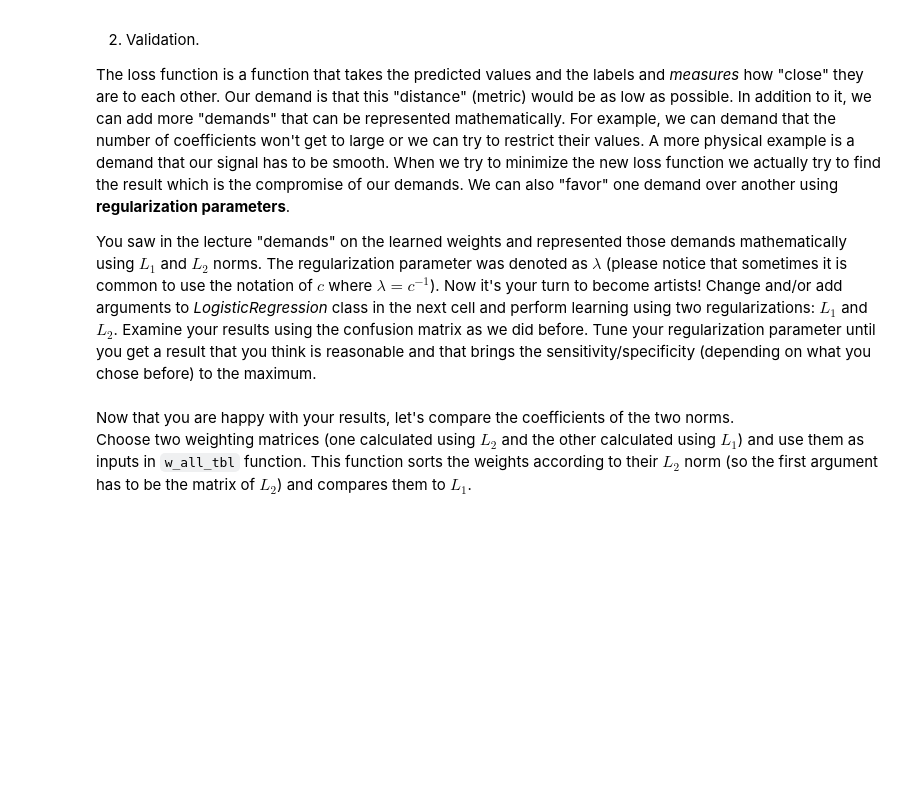
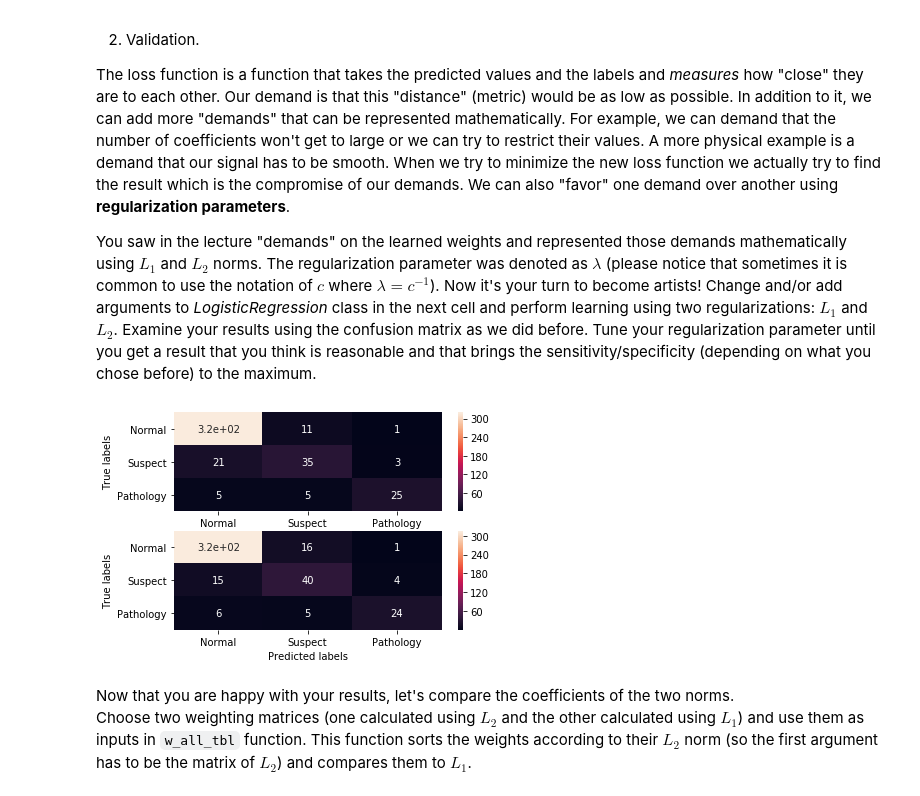
Before and after one commit to mlh-master/hw1_mlh-iyar-carmit, a Jupyter notebook: HW1.ipynb, the cells around one changed output. Drawn from its saved outputs; the diff is of its cells as text; code cells hidden in the pictures; blank space fills up the shorter version.

```diff
--- a/HW1.ipynb
+++ b/HW1.ipynb
@@ -367,21 +447,23 @@ The loss function is a function that takes the predicted values and the labels a
 You saw in the lecture "demands" on the learned weights and represented those demands mathematically using $ L_1 $ and $ L_2 $ norms. The regularization parameter was denoted as $\lambda$ (please notice that sometimes it is common to use the notation of $ c $ where $\lambda = c^{-1}$). Now it's your turn to become artists! Change and/or add arguments to *LogisticRegression* class in the next cell and perform learning using two regularizations: $ L_1 $ and $ L_2 $. Examine your results using the confusion matrix as we did before. Tune your regularization parameter until you get a result that you think is reasonable and that brings the sensitivity/specificity (depending on what you chose before) to the maximum.
 # %%
 # Implement your code here:
-mode = # choose a mode from the `nsd`
-logreg_l2 = LogisticRegression(solver='saga', multi_class='ovr', max_iter=10000) # complete the arguments for L2
-y_pred_2, w2 = pred_log(logreg_l2,) # complete this function using nsd function
+mode = 'MinMax'# choose a mode from the `nsd`
+logreg_l2 = LogisticRegression(solver='saga', multi_class='ovr', max_iter=10000,penalty='l2') # complete the arguments for L2
+y_pred_2, w2 = pred_log(logreg_l2, X_train, y_train, X_test, flag=False) # complete this function using nsd function
 cnf_matrix = metrics.confusion_matrix(y_test, y_pred_2)
 ax1 = plt.subplot(211)
 sns.heatmap(cnf_matrix, annot=True, xticklabels=['Normal','Suspect','Pathology'], yticklabels=['Normal','Suspect','Pathology'])
 ax1.set(ylabel='True labels', xlabel='Predicted labels')
 
-logreg_l1 = LogisticRegression(solver='saga', multi_class='ovr', max_iter=10000) # complete the arguments for L1
-y_pred_1, w1 = pred_log(logreg_l1,)  # complete this function using nsd function
+logreg_l1 = LogisticRegression(solver='saga', multi_class='ovr', max_iter=10000,penalty='l1') # complete the arguments for L1
+y_pred_1, w1 = pred_log(logreg_l1, X_train, y_train, X_test, flag=False)  # complete this function using nsd function
 cnf_matrix = metrics.confusion_matrix(y_test, y_pred_1)
 ax2 = plt.subplot(212)
 sns.heatmap(cnf_matrix, annot=True, xticklabels=['Normal','Suspect','Pathology'], yticklabels=['Normal','Suspect','Pathology'])
 ax2.set(ylabel='True labels', xlabel='Predicted labels')
 plt.show()
+# %% [output]
+[figure, added]
 # %% [markdown]
 Now that you are happy with your results, let's compare the coefficients of the two norms.\
 Choose two weighting matrices (one calculated using $ L_2 $ and the other calculated using $ L_1 $) and use them as inputs in `w_all_tbl` function. This function sorts the weights according to their $ L_2 $ norm (so the first argument has to be the matrix of $ L_2 $) and compares them to $L_1$.
```
Also changed, not shown: parts of 25 cells of this notebook, 3 other files.
